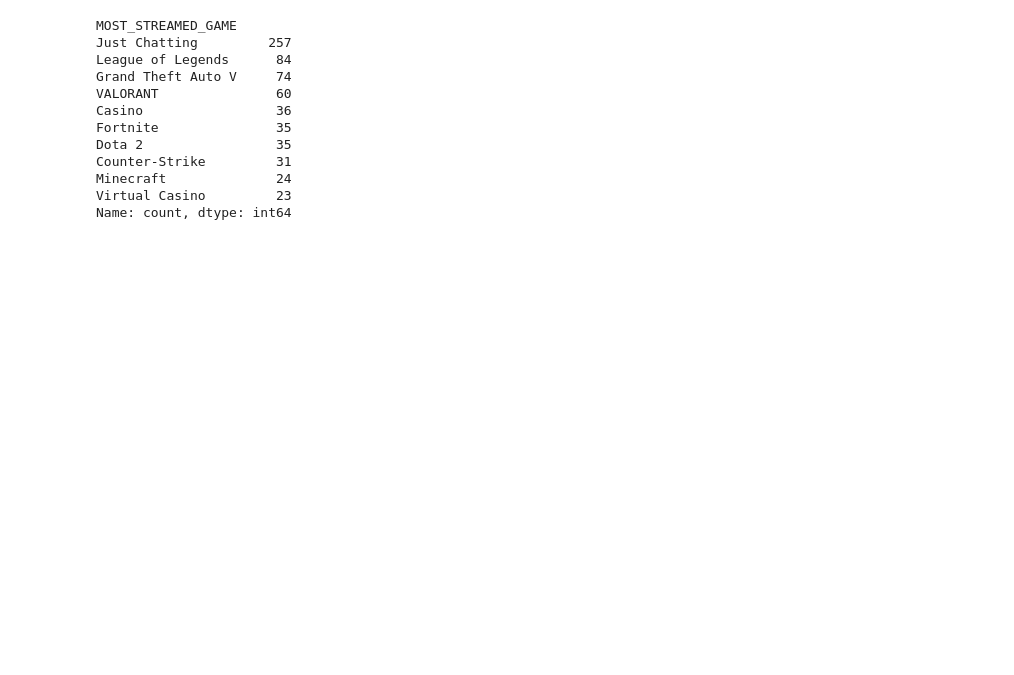
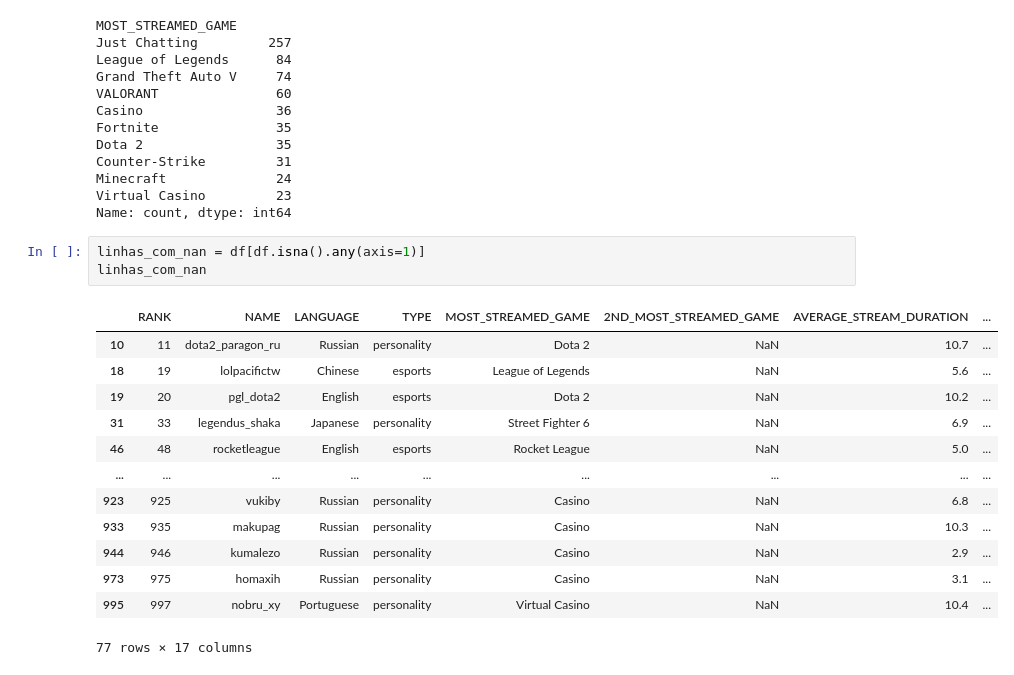
Before and after one commit to Masriaa/Ciencia-dos-Dados, a Jupyter notebook: notebooks/twitch_streamers.ipynb, the cells around one changed output. Saved outputs shown, nothing was run; the diff lists cells and outputs as text; blank space fills up the shorter version.

```diff
--- a/notebooks/twitch_streamers.ipynb
+++ b/notebooks/twitch_streamers.ipynb
@@ -91,3 +112,20 @@ Counter-Strike         31
 Minecraft              24
 Virtual Casino         23
 Name: count, dtype: int64
+# %%
+linhas_com_nan = df[df.isna().any(axis=1)]
+linhas_com_nan
+# %% [output]
+|  | RANK | NAME | LANGUAGE | TYPE | MOST_STREAMED_GAME | 2ND_MOST_STREAMED_GAME | AVERAGE_STREAM_DURATION | ... |
+| 10 | 11 | dota2_paragon_ru | Russian | personality | Dota 2 | NaN | 10.7 | ... |
+| 18 | 19 | lolpacifictw | Chinese | esports | League of Legends | NaN | 5.6 | ... |
+| 19 | 20 | pgl_dota2 | English | esports | Dota 2 | NaN | 10.2 | ... |
+| 31 | 33 | legendus_shaka | Japanese | personality | Street Fighter 6 | NaN | 6.9 | ... |
+| 46 | 48 | rocketleague | English | esports | Rocket League | NaN | 5.0 | ... |
+| ... | ... | ... | ... | ... | ... | ... | ... | ... |
+| 923 | 925 | vukiby | Russian | personality | Casino | NaN | 6.8 | ... |
+| 933 | 935 | makupag | Russian | personality | Casino | NaN | 10.3 | ... |
+| 944 | 946 | kumalezo | Russian | personality | Casino | NaN | 2.9 | ... |
+| 973 | 975 | homaxih | Russian | personality | Casino | NaN | 3.1 | ... |
+| 995 | 997 | nobru_xy | Portuguese | personality | Virtual Casino | NaN | 10.4 | ... |
+77 rows × 17 columns
```
Also changed, not shown: parts of 4 cells of this notebook, 1 other file.
